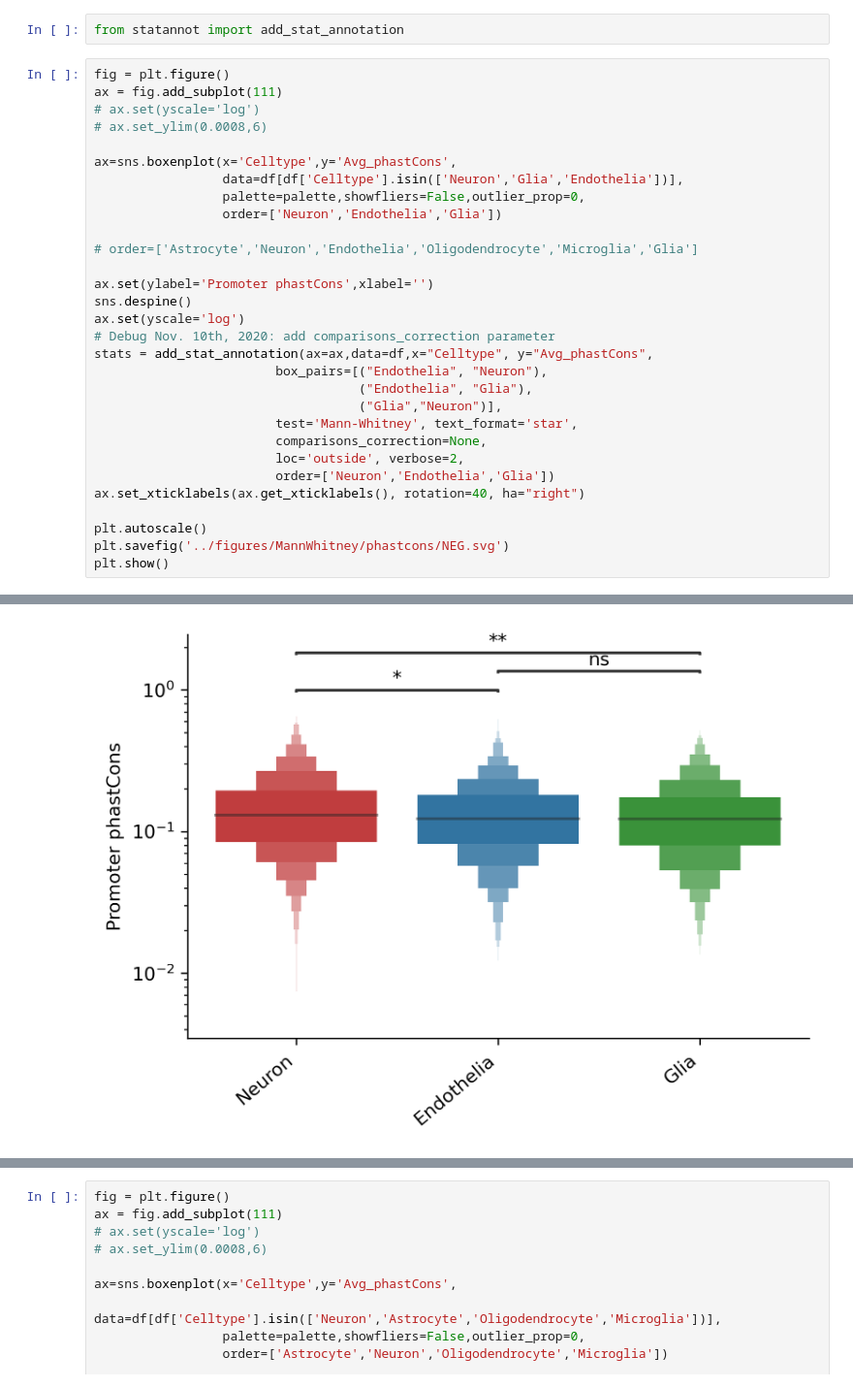
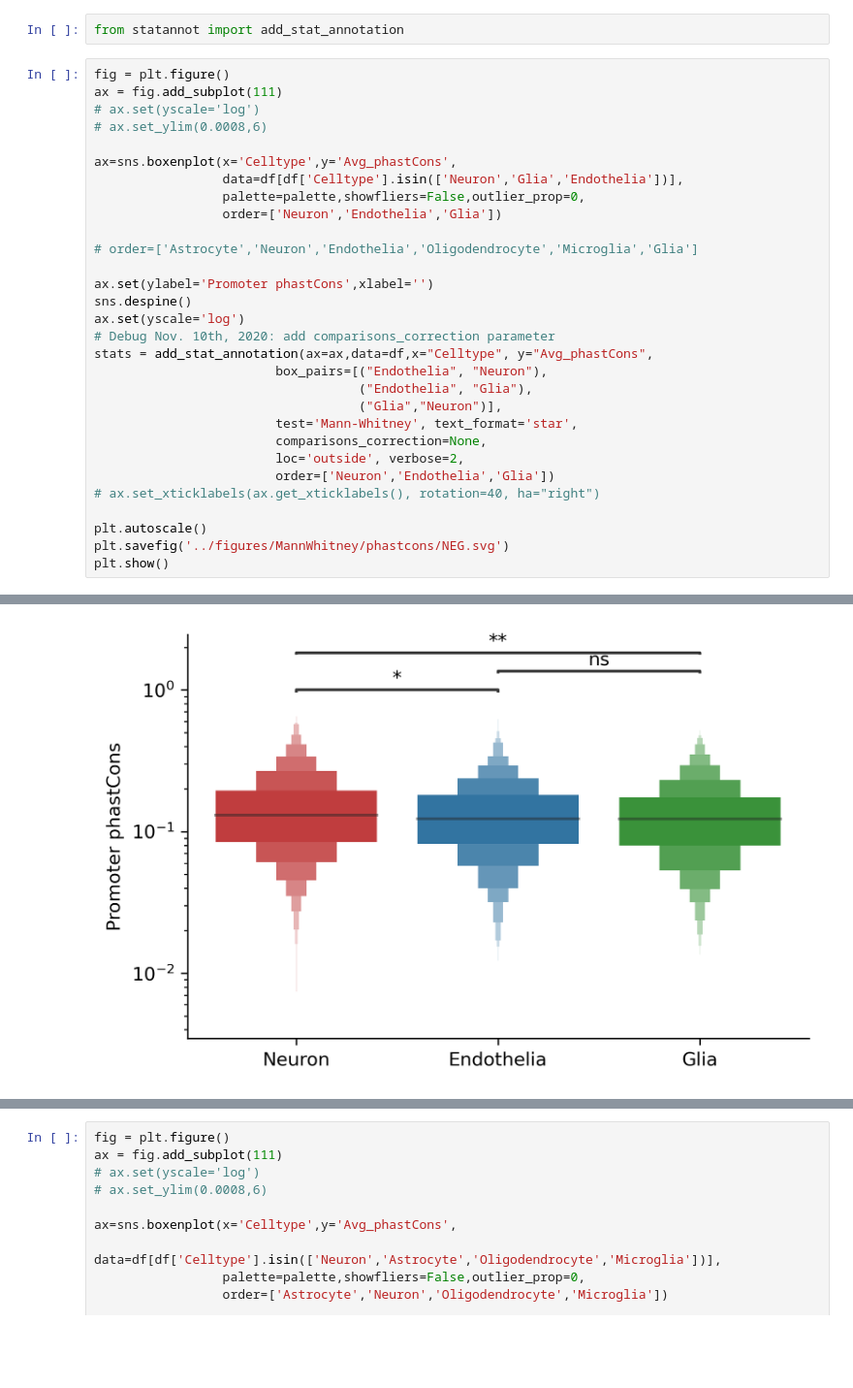
Before and after one commit to VeritatemAmo/neuron-glia-dNdS, a Jupyter notebook: jupyter_notebooks/mouse.phastCons_stats.ipynb, the cells around one changed output, grey strips where cells are left out. Shown at 97% size. Drawn from its saved outputs; the diff is of its cells as text; blank space fills up the shorter version.

```diff
--- a/jupyter_notebooks/mouse.phastCons_stats.ipynb
+++ b/jupyter_notebooks/mouse.phastCons_stats.ipynb
@@ -79,32 +79,32 @@ ax=sns.boxenplot(x='Celltype',y='Avg_phastCons',
 
 # order=['Astrocyte','Neuron','Endothelia','Oligodendrocyte','Microglia','Glia']
 
 ax.set(ylabel='Promoter phastCons',xlabel='')
 sns.despine()
 ax.set(yscale='log')
 # Debug Nov. 10th, 2020: add comparisons_correction parameter
 stats = add_stat_annotation(ax=ax,data=df,x="Celltype", y="Avg_phastCons",
                         box_pairs=[("Endothelia", "Neuron"),
                                    ("Endothelia", "Glia"),
                                    ("Glia","Neuron")],
                         test='Mann-Whitney', text_format='star',
                         comparisons_correction=None,
                         loc='outside', verbose=2,
                         order=['Neuron','Endothelia','Glia'])
-ax.set_xticklabels(ax.get_xticklabels(), rotation=40, ha="right")
+# ax.set_xticklabels(ax.get_xticklabels(), rotation=40, ha="right")
 
 plt.autoscale()
 plt.savefig('../figures/MannWhitney/phastcons/NEG.svg')
 plt.show()
 # %% [output]
 p-value annotation legend:
 ns: 5.00e-02 < p <= 1.00e+00
 *: 1.00e-02 < p <= 5.00e-02
 **: 1.00e-03 < p <= 1.00e-02
 ***: 1.00e-04 < p <= 1.00e-03
 ****: p <= 1.00e-04
 
 Neuron v.s. Endothelia: Mann-Whitney-Wilcoxon test two-sided, P_val=4.082e-02 U_stat=6.328e+05
 Endothelia v.s. Glia: Mann-Whitney-Wilcoxon test two-sided, P_val=4.661e-01 U_stat=5.729e+05
 Neuron v.s. Glia: Mann-Whitney-Wilcoxon test two-sided, P_val=3.004e-03 U_stat=8.319e+05
-[figure, old version]
+[figure, new version]
```
Also changed, not shown: parts of 7 cells of this notebook, 40 other files.
